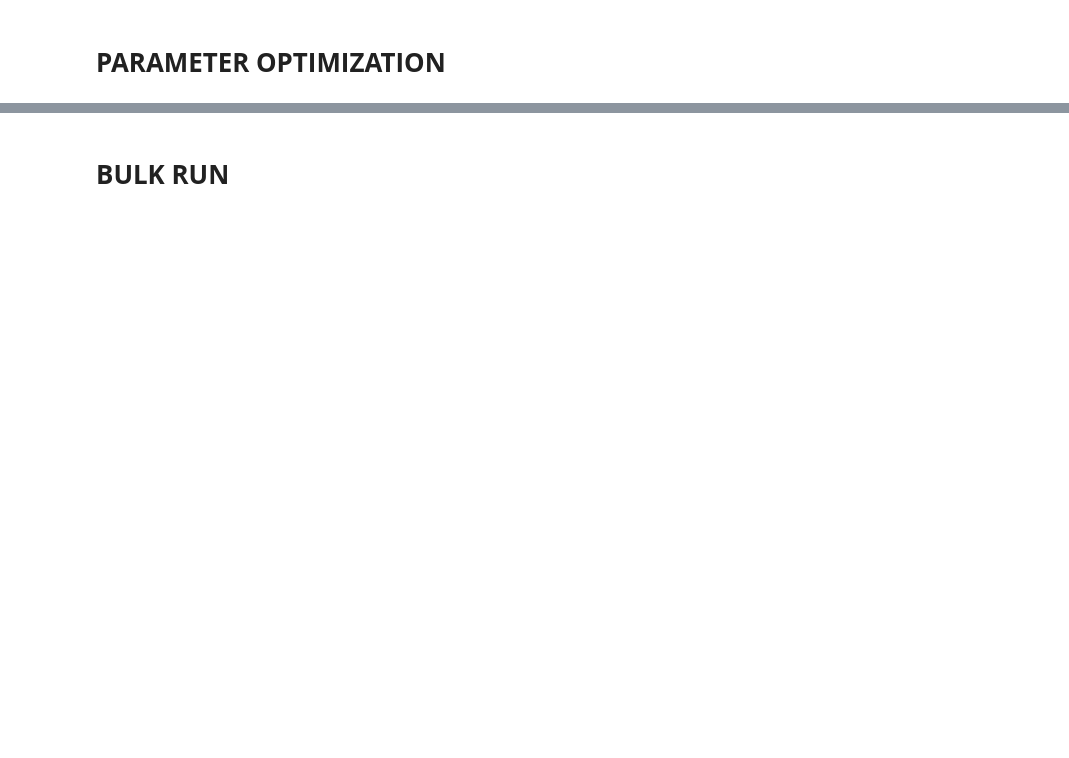
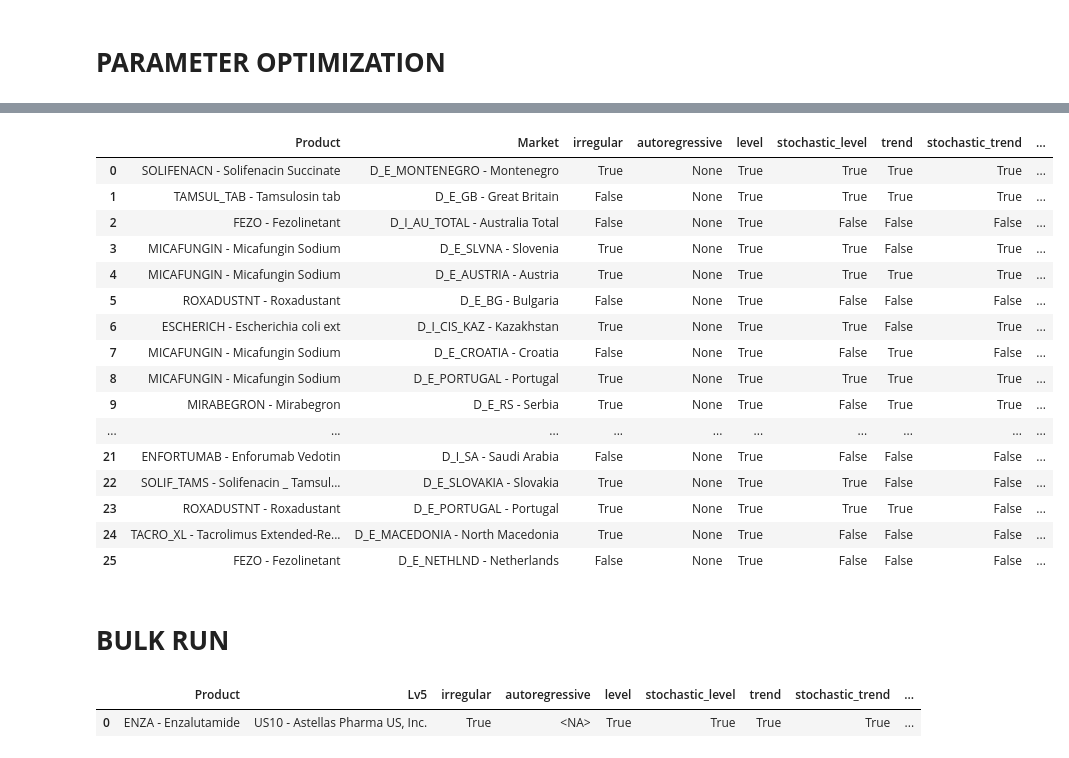
Before and after one commit to achett/Hierarchical-Model, a Jupyter notebook: Revenue_FY23_Blind_Test_Enhancements.ipynb, the cells around one changed output, grey strips where cells are left out. Saved outputs shown, nothing was run; the diff lists cells and outputs as text; code cells hidden in the pictures; blank space fills up the shorter version.

```diff
--- a/Revenue_FY23_Blind_Test_Enhancements.ipynb
+++ b/Revenue_FY23_Blind_Test_Enhancements.ipynb
@@ -718,6 +813,8 @@ combinations = unrestricted_model_settings[['Product', 'Lv5']]
 
 # To dictionary
 combinations = combinations.rename(columns={'Product': 'product2test', 'Lv5': 'lv52test'}).to_dict(orient='records')
+
+combinations = combinations[248:]
 # %%
 import numpy as np
 import pandas as pd
@@ -853,3 +944,23 @@ New best error: -4.442752363683009 with params: {'irregular': False, 'autoregres
+# %%
+results_df
+# %% [output]
+|  | Product | Market | irregular | autoregressive | level | stochastic_level | trend | stochastic_trend | ... |
+| 0 | SOLIFENACN - Solifenacin Succinate | D_E_MONTENEGRO - Montenegro | True | None | True | True | True | True | ... |
+| 1 | TAMSUL_TAB - Tamsulosin tab | D_E_GB - Great Britain | False | None | True | True | True | True | ... |
+| 2 | FEZO - Fezolinetant | D_I_AU_TOTAL - Australia Total | False | None | True | False | False | False | ... |
+| 3 | MICAFUNGIN - Micafungin Sodium | D_E_SLVNA - Slovenia | True | None | True | True | False | True | ... |
+| 4 | MICAFUNGIN - Micafungin Sodium | D_E_AUSTRIA - Austria | True | None | True | True | True | True | ... |
+| 5 | ROXADUSTNT - Roxadustant | D_E_BG - Bulgaria | False | None | True | False | False | False | ... |
+| 6 | ESCHERICH - Escherichia coli ext | D_I_CIS_KAZ - Kazakhstan | True | None | True | True | False | True | ... |
+| 7 | MICAFUNGIN - Micafungin Sodium | D_E_CROATIA - Croatia | False | None | True | False | True | False | ... |
+| 8 | MICAFUNGIN - Micafungin Sodium | D_E_PORTUGAL - Portugal | True | None | True | True | True | True | ... |
+| 9 | MIRABEGRON - Mirabegron | D_E_RS - Serbia | True | None | True | False | True | True | ... |
+| ... | ... | ... | ... | ... | ... | ... | ... | ... | ... |
+| 21 | ENFORTUMAB - Enforumab Vedotin | D_I_SA - Saudi Arabia | False | None | True | False | False | False | ... |
+| 22 | SOLIF_TAMS - Solifenacin _ Tamsul... | D_E_SLOVAKIA - Slovakia | True | None | True | True | False | False | ... |
+| 23 | ROXADUSTNT - Roxadustant | D_E_PORTUGAL - Portugal | True | None | True | True | True | False | ... |
+| 24 | TACRO_XL - Tacrolimus Extended-Re... | D_E_MACEDONIA - North Macedonia | True | None | True | False | False | False | ... |
+| 25 | FEZO - Fezolinetant | D_E_NETHLND - Netherlands | False | None | True | False | False | False | ... |
 # %% [markdown]
 # **BULK RUN**
 # %%
@@ -912,0 +1094,5 @@ unrestricted_model_settings = unrestricted_model_settings.drop(['Success', 'Lost
+# %%
+unrestricted_model_settings
+# %% [output]
+|  | Product | Lv5 | irregular | autoregressive | level | stochastic_level | trend | stochastic_trend | ... |
+| 0 | ENZA - Enzalutamide | US10 - Astellas Pharma US, Inc. | True | <NA> | True | True | True | True | ... |
```
Also changed, not shown: parts of 17 cells of this notebook.
